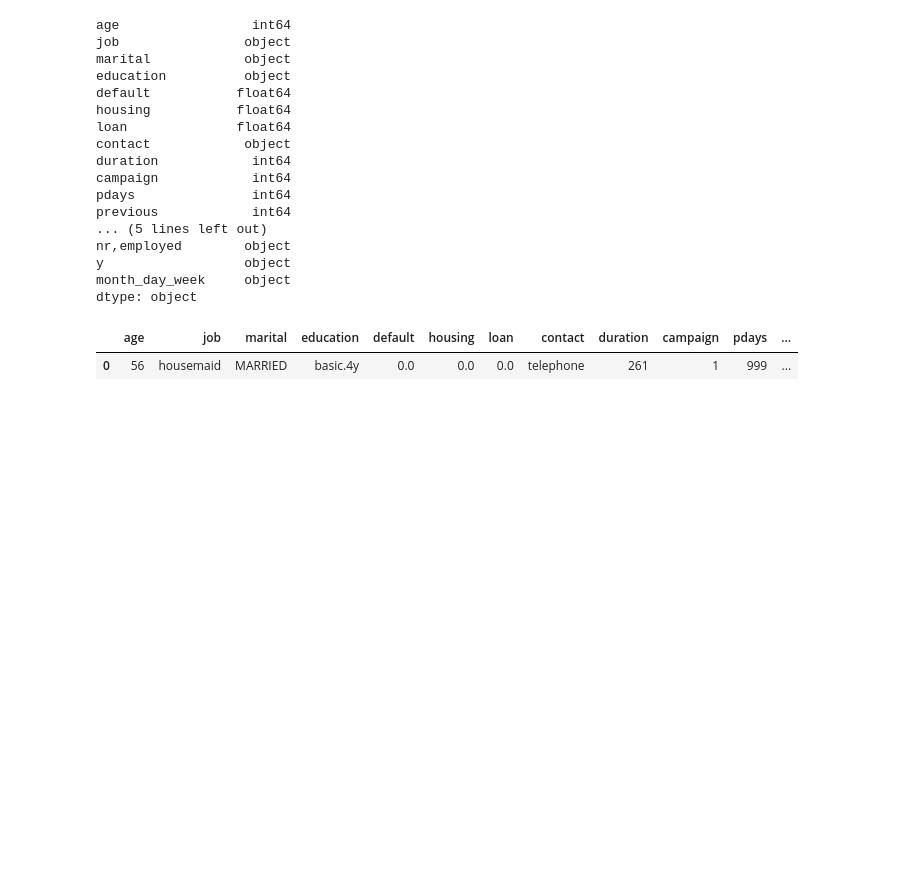
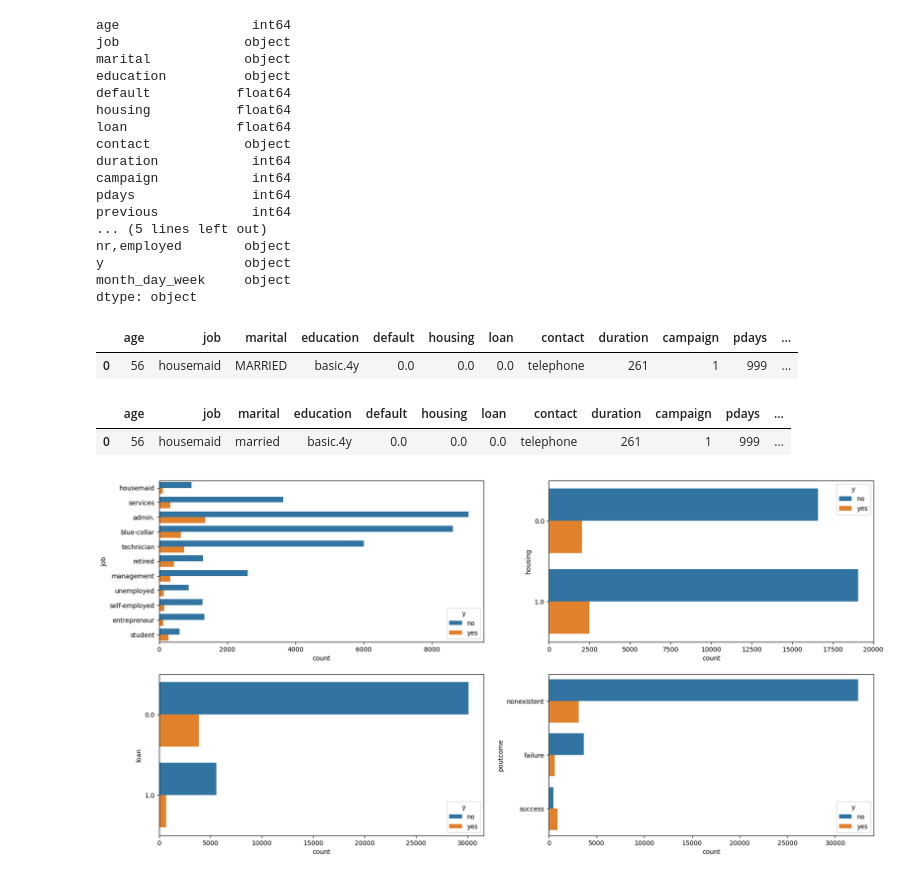
Before and after one commit to NataliaBarquin/Adalab_Pair_programming_4_EDA_limpieza_ETL, a Jupyter notebook: Limpieza/limpieza_1.ipynb, the cells around one changed output. Drawn from its saved outputs; the diff is of its cells as text; code cells hidden in the pictures; blank space fills up the shorter version.

```diff
--- a/Limpieza/limpieza_1.ipynb
+++ b/Limpieza/limpieza_1.ipynb
@@ -146,3 +148,17 @@ def minusculas(elemento):
         return elemento
 # %%
 df["marital"] = df["marital"].apply(minusculas)
+# %%
+df.head(1)
+# %% [output]
+|  | age | job | marital | education | default | housing | loan | contact | duration | campaign | pdays | ... |
+| 0 | 56 | housemaid | married | basic.4y | 0.0 | 0.0 | 0.0 | telephone | 261 | 1 | 999 | ... |
+# %%
+fig, axes = plt.subplots(2,2, figsize = (20,10))
+
+sns.countplot(y = 'job', hue = 'y', data = df, ax = axes [0][0])
+sns.countplot(y = 'housing', hue = 'y', data = df, ax = axes [0][1])
+sns.countplot(y = 'loan', hue = 'y', data = df, ax = axes [1][0])
+sns.countplot(y = 'poutcome', hue = 'y', data = df, ax = axes [1][1]);
+# %% [output]
+[figure, added]
```
Also changed, not shown: parts of 4 cells of this notebook, 2 other files.
